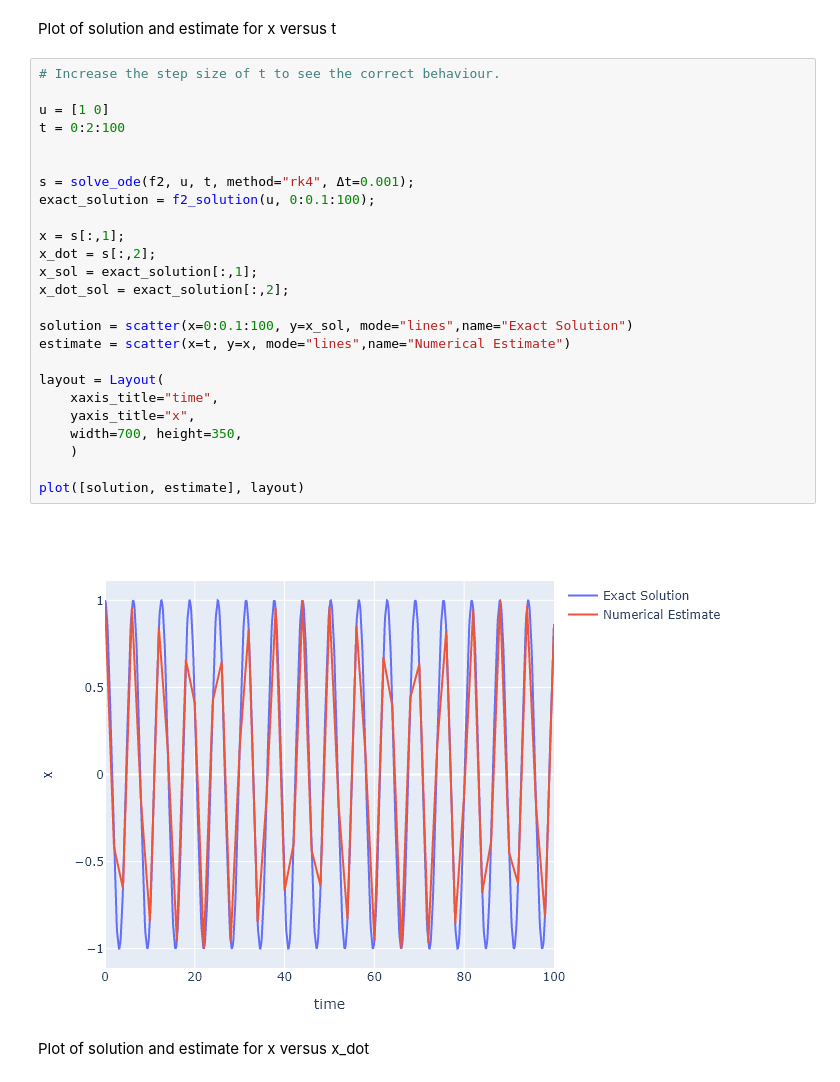
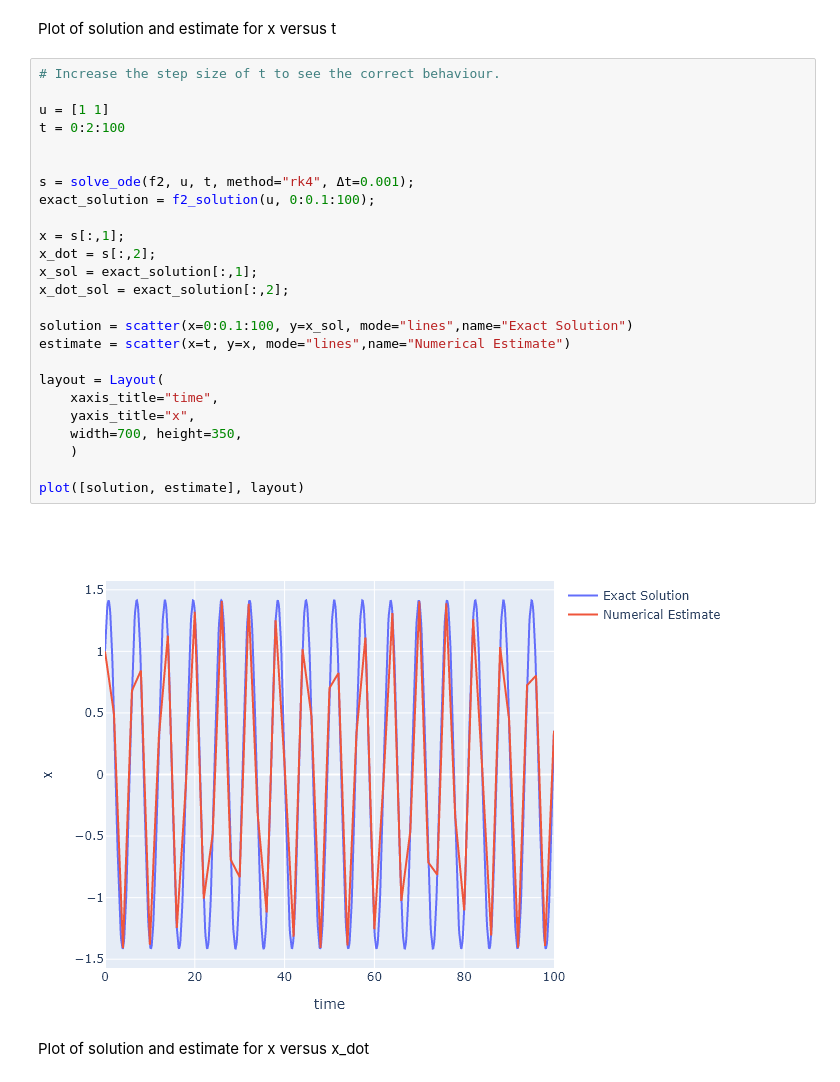
Before and after one commit to crispianm/SciComp, a Jupyter notebook: examples/ODE Solver Examples.ipynb, the cells around one changed output. Drawn from its saved outputs; the diff is of its cells as text.

```diff
--- a/examples/ODE Solver Examples.ipynb
+++ b/examples/ODE Solver Examples.ipynb
@@ -269,30 +267,30 @@ Plot of solution and estimate for x versus t
 # %%
 # Increase the step size of t to see the correct behaviour.
 
-u = [1 0]
+u = [1 1]
 t = 0:2:100
 
 
 s = solve_ode(f2, u, t, method="rk4", Δt=0.001);
 exact_solution = f2_solution(u, 0:0.1:100);
 
 x = s[:,1];
 x_dot = s[:,2];
 x_sol = exact_solution[:,1];
 x_dot_sol = exact_solution[:,2];
 
 solution = scatter(x=0:0.1:100, y=x_sol, mode="lines",name="Exact Solution")
 estimate = scatter(x=t, y=x, mode="lines",name="Numerical Estimate")
 
 layout = Layout(
     xaxis_title="time",
     yaxis_title="x",
     width=700, height=350,
     )
 
 plot([solution, estimate], layout)
 # %% [output]
-[figure, old version]
+[figure, new version]
 # %% [markdown]
 Plot of solution and estimate for x versus x_dot
 # %%
```
Also changed, not shown: parts of 3 cells of this notebook, 7 other files.
